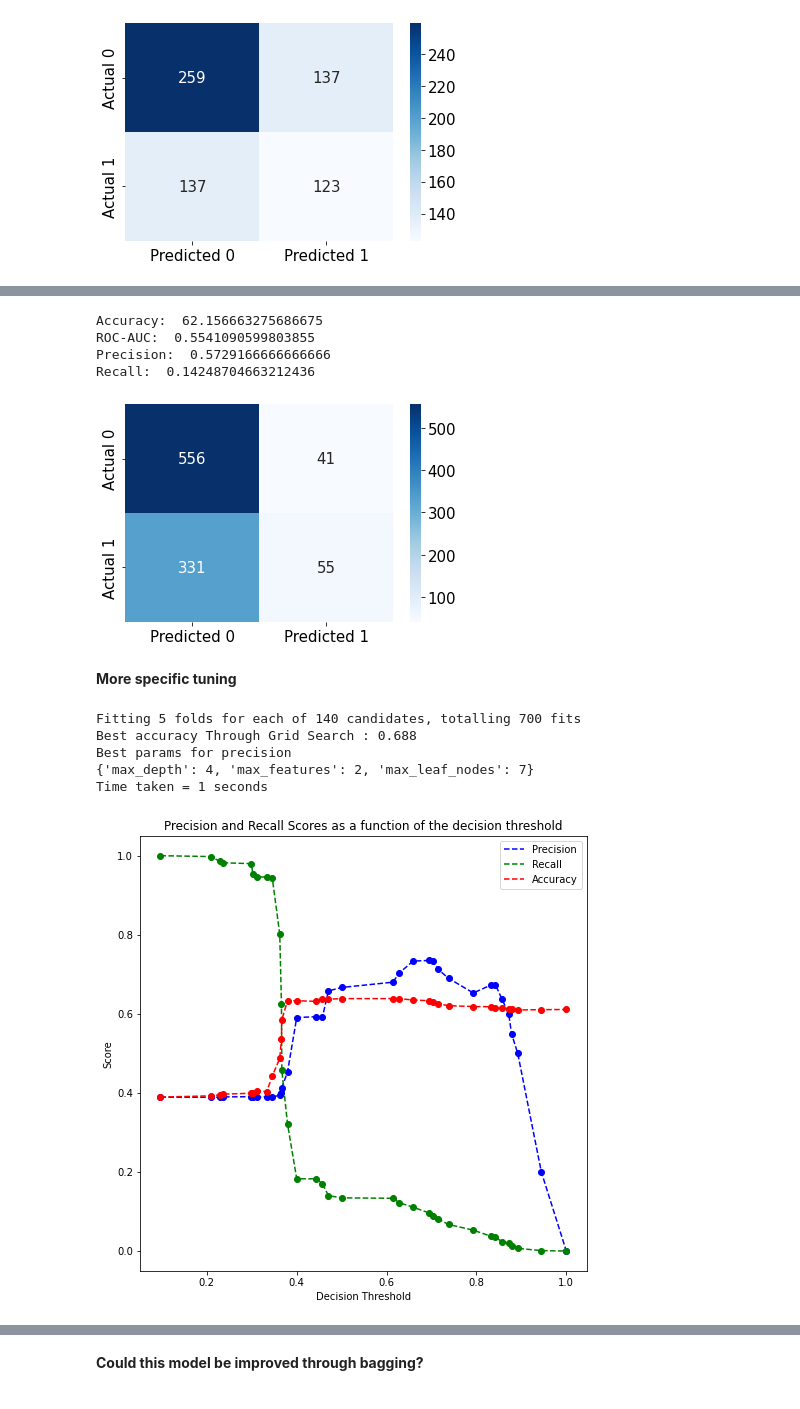
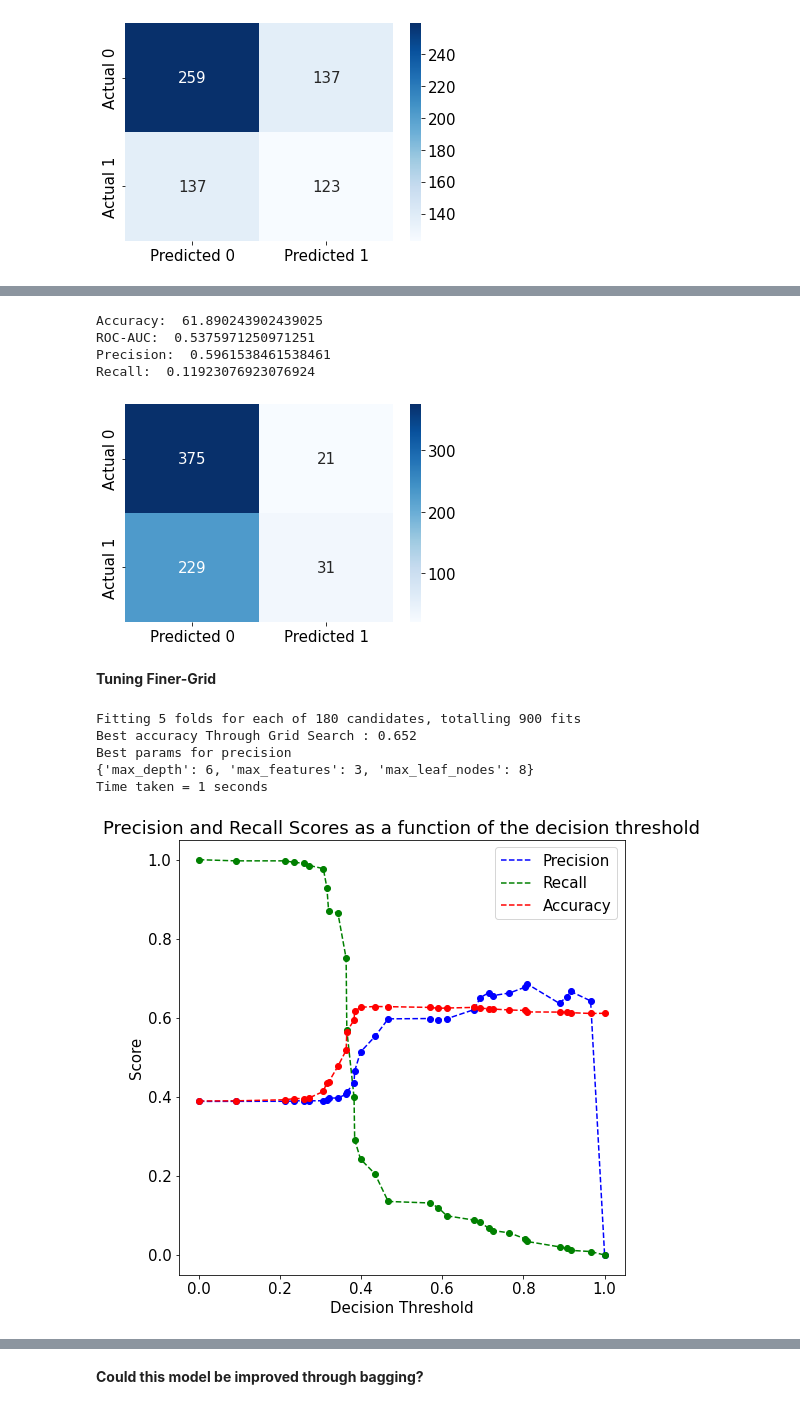
Before and after one commit to catherineerickson/STAT-303-3-Project, a Jupyter notebook: Catherine Models.ipynb, the cells around one changed output, grey strips where cells are left out. Saved outputs shown, nothing was run; the diff lists cells and outputs as text; code cells hidden in the pictures.

Commit message:
models

```diff
--- a/Catherine Models.ipynb
+++ b/Catherine Models.ipynb
@@ -271,0 +279,27 @@ Time taken = 61 seconds
+# %%
+cross_val_ypred=cross_val_predict(DecisionTreeClassifier(random_state=1, max_depth=4,
+                                                        max_leaf_nodes=7, max_features=2), X_train,
+                                 y_train, cv=5, method='predict_proba')
+
+p, r, thresholds = precision_recall_curve(y_train, cross_val_ypred[:, 1])
+acc=np.ndarray(shape=(len(thresholds),))
+i=0
+for th in thresholds:
+    y_pred = cross_val_ypred[:, 1]>th
+    y_pred=y_pred.astype(int)
+    acc[i]=accuracy_score(y_pred, y_train)
+    i = i+1
+def plot_precision_recall_vs_threshold(precisions, recalls, thresholds):
+    plt.figure(figsize=(8, 8))
+    plt.title("Precision and Recall Scores as a function of the decision threshold")
+    plt.plot(thresholds, precisions[:-1], "b--", label="Precision")
+    plt.plot(thresholds, recalls[:-1], "g--", label="Recall")
+    plt.plot(thresholds, acc, "r--", label="Accuracy")
+    plt.plot(thresholds, precisions[:-1], "o", color='blue')
+    plt.plot(thresholds, recalls[:-1], "o", color='green')
+    plt.plot(thresholds, acc, "o", color = 'red')
+    plt.ylabel("Score")
+    plt.xlabel("Decision Threshold")
+    plt.legend(loc="best")
+    plt.legend()
+plot_precision_recall_vs_threshold(p, r, thresholds)
@@ -272,7 +340,7 @@ Time taken = 61 seconds
 # %%
-model = DecisionTreeClassifier(random_state=1, max_depth=8, max_features=2, max_leaf_nodes=12).fit(X_train, y_train)
+model = DecisionTreeClassifier(random_state=1, max_depth=8, max_features=9, max_leaf_nodes=12).fit(X_train, y_train)
 # Performance metrics computation for the optimum decision threshold probability
-desired_threshold = 0.5
+desired_threshold = 0.45
 
 y_pred_prob = model.predict_proba(X_test)[:,1]
 
@@ -297,19 +365,19 @@ cm = pd.DataFrame(confusion_matrix(y_test, y_pred),
                   columns=['Predicted 0', 'Predicted 1'], index = ['Actual 0', 'Actual 1'])
 sns.heatmap(cm, annot=True, cmap='Blues', fmt='g');
 # %% [output]
-Accuracy:  62.156663275686675
-ROC-AUC:  0.5541090599803855
-Precision:  0.5729166666666666
-Recall:  0.14248704663212436
+Accuracy:  61.890243902439025
+ROC-AUC:  0.5375971250971251
+Precision:  0.5961538461538461
+Recall:  0.11923076923076924
-[figure, old version]
+[figure, new version]
-# %% [markdown]
-**More specific tuning**
+# %% [markdown]
+**Tuning Finer-Grid**
 # %%
 #Defining parameters and the range of values over which to optimize
 param_grid = {
-    'max_depth': [3,4, 5, 6, 7, 8, 9],
-    'max_leaf_nodes': [6, 7, 8, 9, 10],
-    'max_features': [1,2, 3, 4]
+    'max_depth': range(4, 12, 2),
+    'max_leaf_nodes': range(6, 16, 2),
+    'max_features': range(1,10)
 }
 # %%
 #Grid search to optimize parameter values
@@ -328,42 +396,42 @@ print(grid_search.best_params_)
 
 print("Time taken =", round((time.time() - start_time)), "seconds")
 # %% [output]
-Fitting 5 folds for each of 140 candidates, totalling 700 fits
-Best accuracy Through Grid Search : 0.688
+Fitting 5 folds for each of 180 candidates, totalling 900 fits
+Best accuracy Through Grid Search : 0.652
 Best params for precision
-{'max_depth': 4, 'max_features': 2, 'max_leaf_nodes': 7}
+{'max_depth': 6, 'max_features': 3, 'max_leaf_nodes': 8}
 Time taken = 1 seconds
 # %%
-model = DecisionTreeClassifier(random_state=1, max_depth=4, max_leaf_nodes=7, max_features=2).fit(X_train, y_train)
+model = DecisionTreeClassifier(random_state=1, max_depth=6, max_leaf_nodes=8, max_features=3).fit(X_train, y_train)
 
 cross_val_ypred=cross_val_predict(DecisionTreeClassifier(random_state=1, max_depth=4,
                                                         max_leaf_nodes=7, max_features=2), X_train,
                                  y_train, cv=5, method='predict_proba')
 
 p, r, thresholds = precision_recall_curve(y_train, cross_val_ypred[:, 1])
 acc=np.ndarray(shape=(len(thresholds),))
 i=0
 for th in thresholds:
     y_pred = cross_val_ypred[:, 1]>th
     y_pred=y_pred.astype(int)
     acc[i]=accuracy_score(y_pred, y_train)
     i = i+1
 def plot_precision_recall_vs_threshold(precisions, recalls, thresholds):
     plt.figure(figsize=(8, 8))
     plt.title("Precision and Recall Scores as a function of the decision threshold")
     plt.plot(thresholds, precisions[:-1], "b--", label="Precision")
     plt.plot(thresholds, recalls[:-1], "g--", label="Recall")
     plt.plot(thresholds, acc, "r--", label="Accuracy")
     plt.plot(thresholds, precisions[:-1], "o", color='blue')
     plt.plot(thresholds, recalls[:-1], "o", color='green')
     plt.plot(thresholds, acc, "o", color = 'red')
     plt.ylabel("Score")
     plt.xlabel("Decision Threshold")
     plt.legend(loc="best")
     plt.legend()
 plot_precision_recall_vs_threshold(p, r, thresholds)
 # %% [output]
-[figure, old version]
+[figure, new version]
 # %%
 # Performance metrics computation for the optimum decision threshold probability
 desired_threshold = 0.4
```
Also changed, not shown: parts of 65 cells of this notebook.
